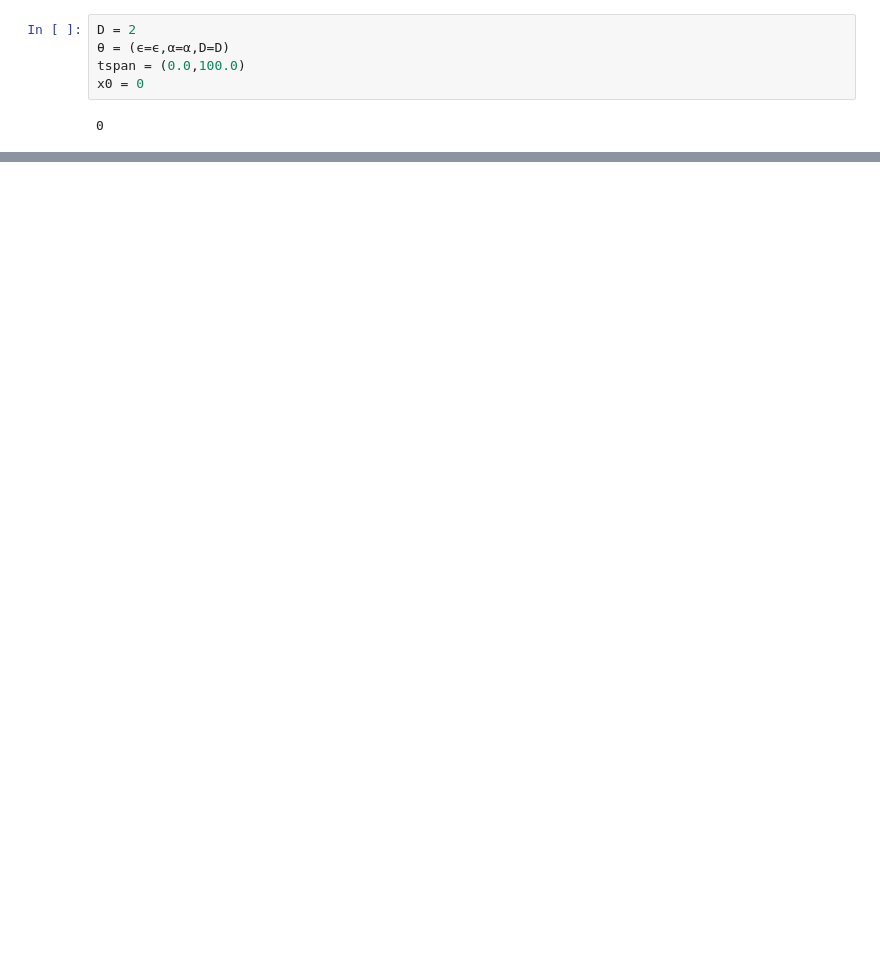
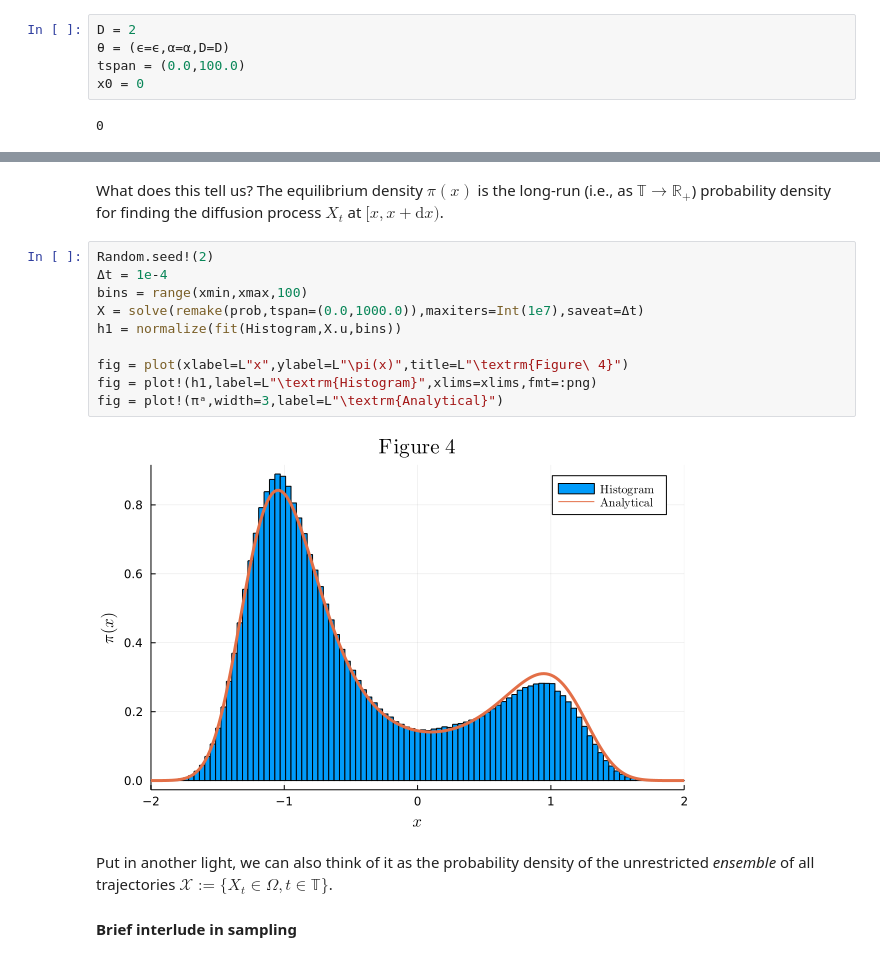
Before and after one commit to mjyshin/math-tutorials, a Jupyter notebook: transition_path.ipynb, the cells around one changed output, grey strips where cells are left out. Drawn from its saved outputs; the diff is of its cells as text; blank space fills up the shorter version.

```diff
--- a/transition_path.ipynb
+++ b/transition_path.ipynb
@@ -250,0 +252,18 @@ display(fig3)
+# %% [markdown]
+What does this tell us? The equilibrium density $\pi(x)$ is the long-run (i.e., as $\mathbb{T}\to\mathbb{R}_+$) probability density for finding the diffusion process $X_t$ at $[x,x+\text{d}x)$.
+# %%
+Random.seed!(2)
+Δt = 1e-4
+bins = range(xmin,xmax,100)
+X = solve(remake(prob,tspan=(0.0,1000.0)),maxiters=Int(1e7),saveat=Δt)
+h1 = normalize(fit(Histogram,X.u,bins))
+
+fig = plot(xlabel=L"x",ylabel=L"\pi(x)",title=L"\textrm{Figure\ 4}")
+fig = plot!(h1,label=L"\textrm{Histogram}",xlims=xlims,fmt=:png)
+fig = plot!(πᵃ,width=3,label=L"\textrm{Analytical}")
+# %% [output]
+[figure, added]
+# %% [markdown]
+Put in another light, we can also think of it as the probability density of the unrestricted *ensemble* of all trajectories $\mathcal{X}:=\{X_t\in\Omega,t\in\mathbb{T}\}$.
+
+#### Brief interlude in sampling
```
Also changed, not shown: parts of 30 cells of this notebook.
